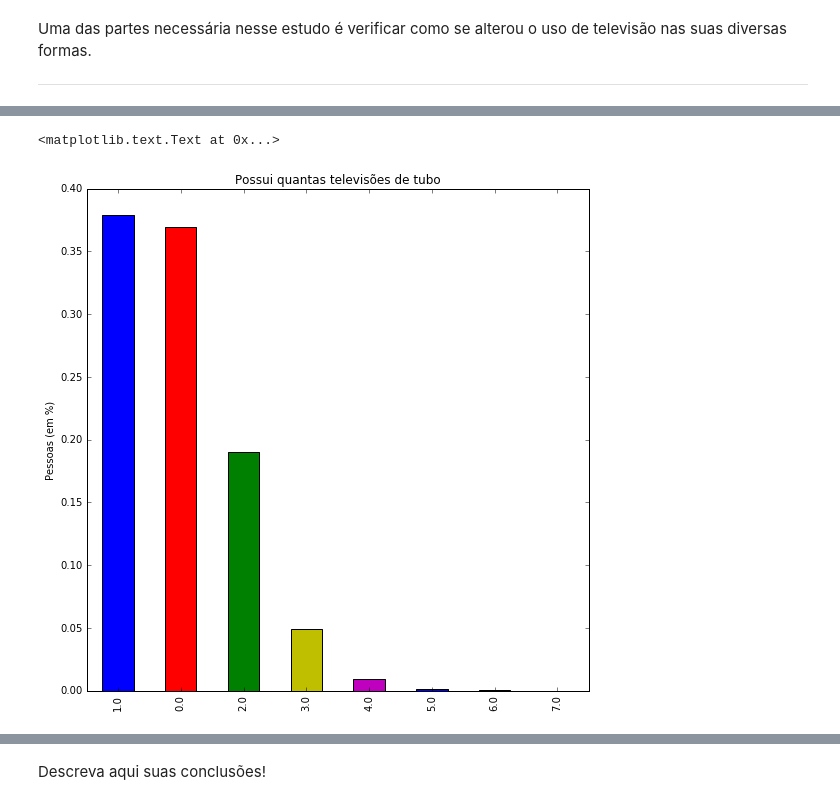
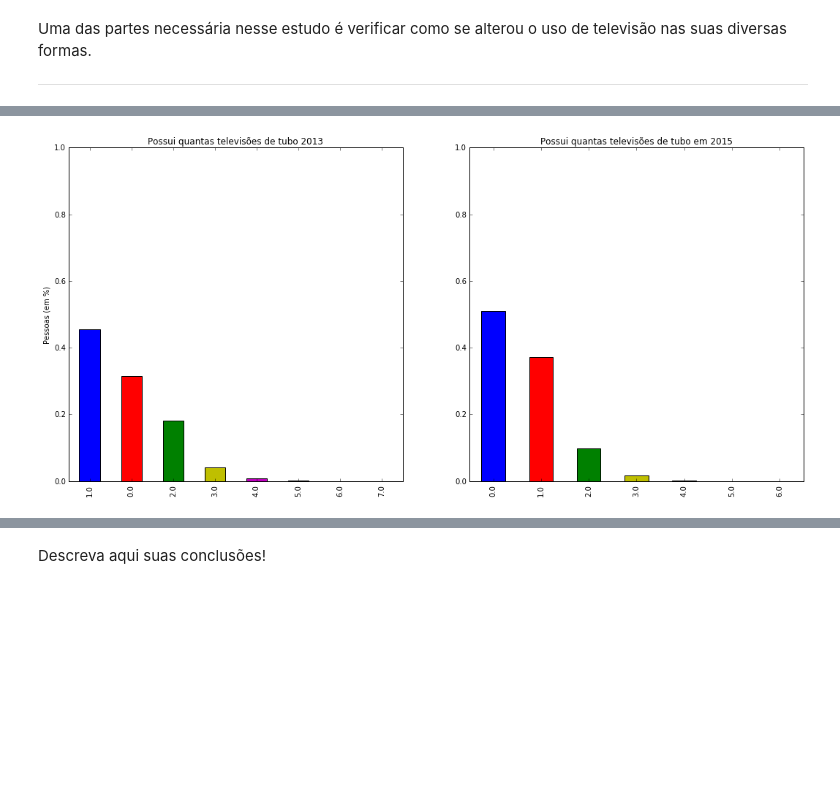
Before and after one commit to pamplonamatheus/Dados, a Jupyter notebook: projeto1/Projeto1 Layout.ipynb, the cells around one changed output, grey strips where cells are left out. Drawn from its saved outputs; the diff is of its cells as text; code cells hidden in the pictures; blank space fills up the shorter version.

```diff
--- a/projeto1/Projeto1 Layout.ipynb
+++ b/projeto1/Projeto1 Layout.ipynb
@@ -105,5 +120,10 @@ dadossp13.usapc.cat.categories = ('Sim','Não')
 dadossp15.usacel.cat.categories = ('Sim','Não')
 dadossp13.usacel.cat.categories = ('Sim','Não')
 
+dadossp13.digital.cat.categories = ('Sim','Não','Não sabe')
+dadossp15.digital.cat.categories = ('Sim','Não','Não sabe')
+
 d1 =  dadossp13.dropna(subset = ['tresg', 'celular', 'usapc', 'usacel'])
 d2 =  dadossp15.dropna(subset = ['tresg', 'celular', 'usapc', 'usacel'])
+d3 =  dadossp13.dropna(subset = ['tubo', 'digital','V4614'])
+d4 =  dadossp15.dropna(subset = ['tubo', 'digital','V4614'])
@@ -193,3 +199,7 @@ plt.ylabel('Freq.Relativa 2015(em%)')
 
 [Gráfico 4: acesso a internet 3G e 4G] Com essa informação é possível concluir que o crescimento é muito rápido nesses anos que se passam, com um crescimento relativo de mais de 10% em apenas dois anos.
 ______________________
+# %%
+faixa5 = arange(20,10000,1000)
+# %%
+d3.V4614 = pd.cut(d3.V4614, faixa5, False)
@@ -258,6 +240,9 @@ plt.ylabel('Pessoas (em %)')
 # %%
-plot1 = d2.tubo.value_counts(True).plot.bar(title='Possui quantas televisões de tubo',figsize=(9,9), color=('b','r','g','y','m'))
+
+plt.subplot(221)
+plot4 = d3.tubo.value_counts(True).plot.bar(title='Possui quantas televisões de tubo 2013',figsize=(18,18), ylim = (0,1.0),color=('b','r','g','y','m'))
 plt.ylabel('Pessoas (em %)')
+plt.subplot(222)
+plot5 = d4.tubo.value_counts(True).plot.bar(title='Possui quantas televisões de tubo em 2015',figsize=(18,18), ylim = (0,1.0),color=('b','r','g','y','m'))
 # %% [output]
-<matplotlib.text.Text at 0x...>
-[figure, old version]
+[figure, new version]
```
Also changed, not shown: parts of 31 cells of this notebook.
